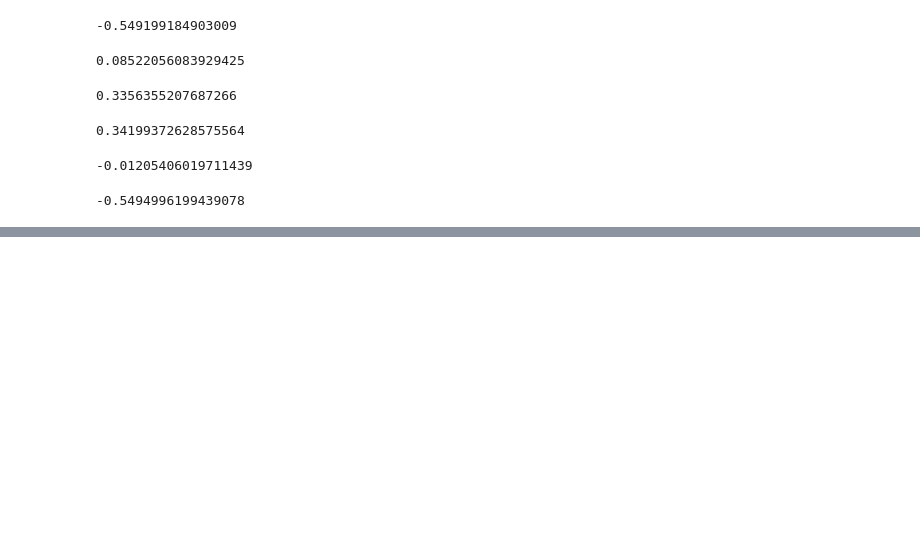
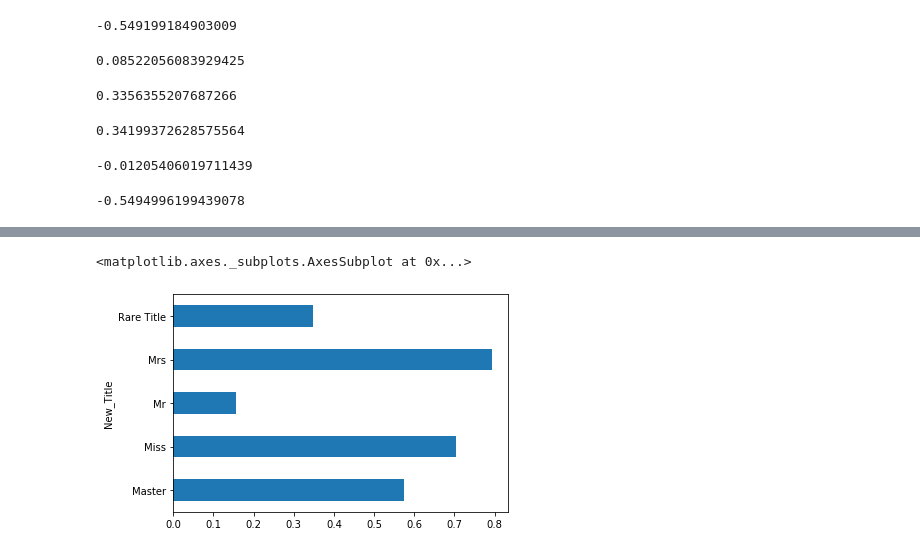
Before and after one commit to schlattk/kaggle_titanic, a Jupyter notebook: titanic01.ipynb, the cells around one changed output, grey strips where cells are left out. Cells and saved outputs as stored; diff of their text form; code cells hidden in the pictures; blank space fills up the shorter version.

Commit message:
some graphs

```diff
--- a/titanic01.ipynb
+++ b/titanic01.ipynb
@@ -414,0 +405,2 @@ pickle.dump(lasso_model, open("lasso_alpha_0.5", "wb"))
+# %%
+survived_by_title = df.groupby('New_Title')['Survived'].mean()
@@ -414,0 +419,5 @@ pickle.dump(lasso_model, open("lasso_alpha_0.5", "wb"))
+# %%
+survived_by_title.plot.barh()
+# %% [output]
+<matplotlib.axes._subplots.AxesSubplot at 0x...>
+[figure, added]
```
Also changed, not shown: parts of 18 cells of this notebook, 1 other file.
